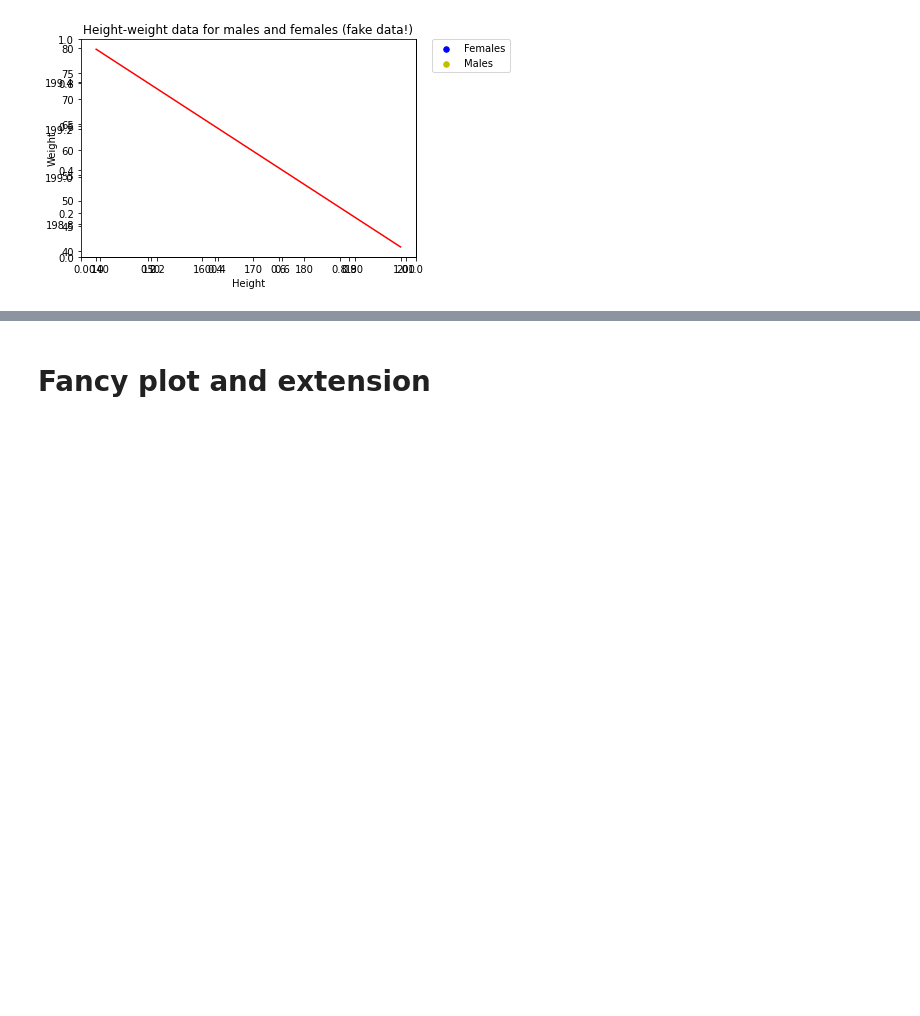
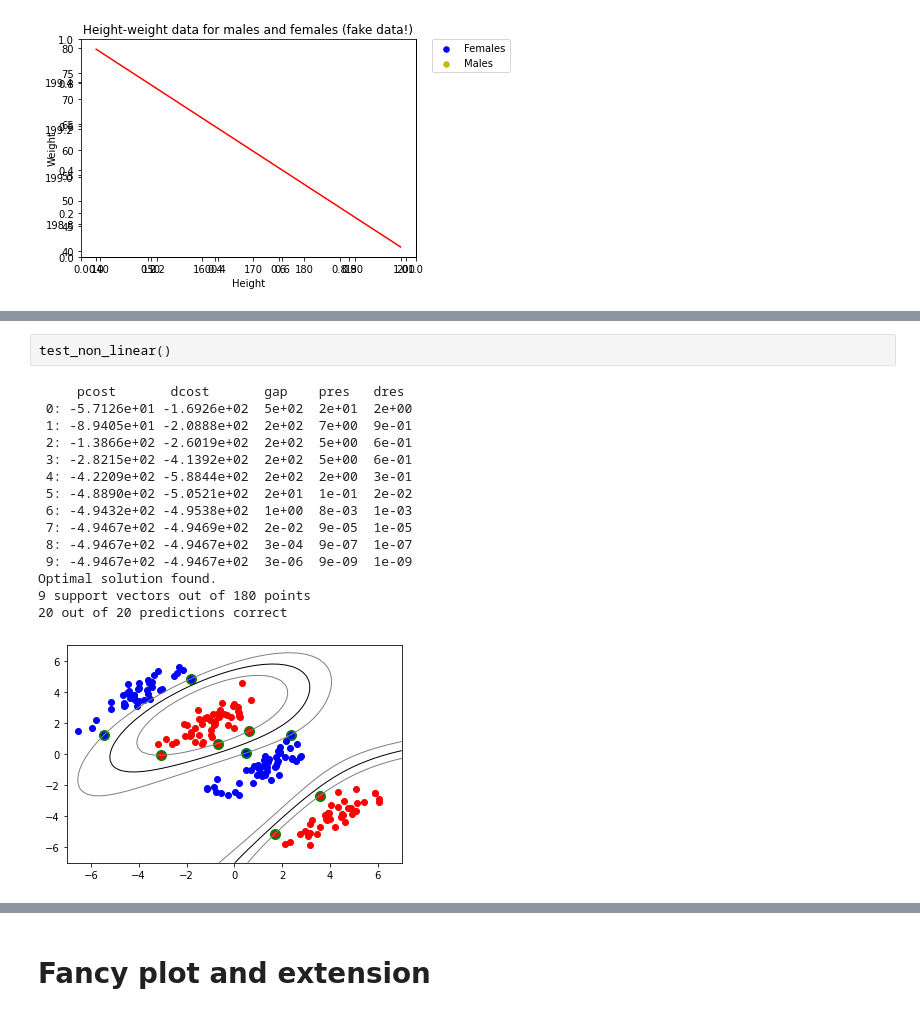
Before and after one commit to AtiChetsurakul/midML, a Jupyter notebook: Master_file.ipynb, the cells around one changed output, grey strips where cells are left out. Drawn from its saved outputs; the diff is of its cells as text; blank space fills up the shorter version.

```diff
--- a/Master_file.ipynb
+++ b/Master_file.ipynb
@@ -1714,0 +1973,18 @@ Optimal w: [0.640062,0.768324] b: -153.309583
+# %%
+test_non_linear()
+# %% [output]
+     pcost       dcost       gap    pres   dres
+ 0: -5.7126e+01 -1.6926e+02  5e+02  2e+01  2e+00
+ 1: -8.9405e+01 -2.0888e+02  2e+02  7e+00  9e-01
+ 2: -1.3866e+02 -2.6019e+02  2e+02  5e+00  6e-01
+ 3: -2.8215e+02 -4.1392e+02  2e+02  5e+00  6e-01
+ 4: -4.2209e+02 -5.8844e+02  2e+02  2e+00  3e-01
+ 5: -4.8890e+02 -5.0521e+02  2e+01  1e-01  2e-02
+ 6: -4.9432e+02 -4.9538e+02  1e+00  8e-03  1e-03
+ 7: -4.9467e+02 -4.9469e+02  2e-02  9e-05  1e-05
+ 8: -4.9467e+02 -4.9467e+02  3e-04  9e-07  1e-07
+ 9: -4.9467e+02 -4.9467e+02  3e-06  9e-09  1e-09
+Optimal solution found.
+9 support vectors out of 180 points
+20 out of 20 predictions correct
+[figure, added]
```
Also changed, not shown: parts of 3 cells of this notebook.
